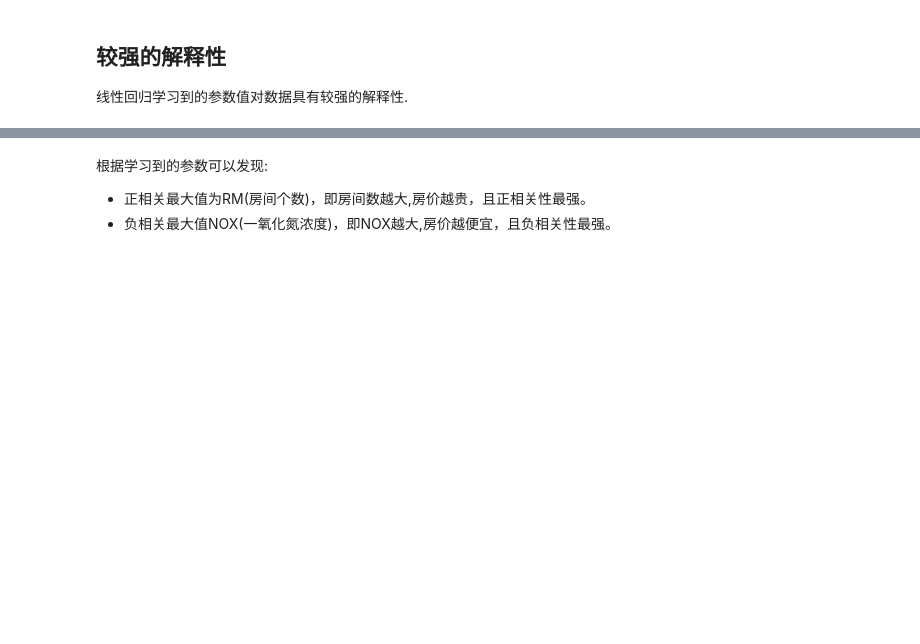
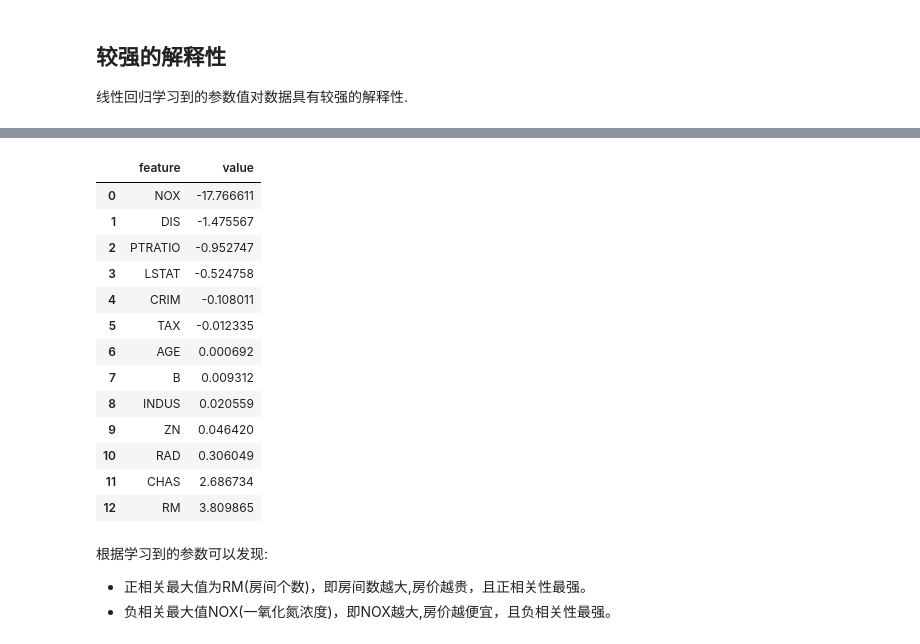
Before and after one commit to clelandgt/machine_learning, a Jupyter notebook: ml_algorithms/线性回归.ipynb, the cells around one changed output, grey strips where cells are left out. Saved outputs shown, nothing was run; the diff lists cells and outputs as text; code cells hidden in the pictures; blank space fills up the shorter version.

```diff
--- a/ml_algorithms/线性回归.ipynb
+++ b/ml_algorithms/线性回归.ipynb
@@ -227,7 +227,7 @@ class CustomLinearRegression():
         # 截距
         self.intercept = None
         # 参数系数
-        self.coet = None
+        self.coef = None
 
     def fit(self, x_train, y_train):
         # 矩阵第一列填充1
@@ -235,7 +235,7 @@ class CustomLinearRegression():
         # np.linalg.inv求逆矩阵
         self._theta = np.linalg.inv(np.dot(X_b.T,X_b)).dot(X_b.T).dot(y_train)
         self.intercept = self._theta[0]
-        self.coet = self._theta[1:]
+        self.coef = self._theta[1:]
 
         return self
 
@@ -297,9 +315,24 @@ print(boston.DESCR)
 # %%
 df = pd.DataFrame({
-    'feature': boston['feature_names'][np.argsort(estimator.coet)],
-    'value':estimator.coet[np.argsort(estimator.coet)]
+    'feature': boston['feature_names'][np.argsort(estimator.coef_)],
+    'value':estimator.coef_[np.argsort(estimator.coef_)]
 })
 df
+# %% [output]
+|  | feature | value |
+| 0 | NOX | -17.766611 |
+| 1 | DIS | -1.475567 |
+| 2 | PTRATIO | -0.952747 |
+| 3 | LSTAT | -0.524758 |
+| 4 | CRIM | -0.108011 |
+| 5 | TAX | -0.012335 |
+| 6 | AGE | 0.000692 |
+| 7 | B | 0.009312 |
+| 8 | INDUS | 0.020559 |
+| 9 | ZN | 0.046420 |
+| 10 | RAD | 0.306049 |
+| 11 | CHAS | 2.686734 |
+| 12 | RM | 3.809865 |
 # %% [markdown]
 根据学习到的参数可以发现:
 
```
Also changed, not shown: parts of 11 cells of this notebook.
